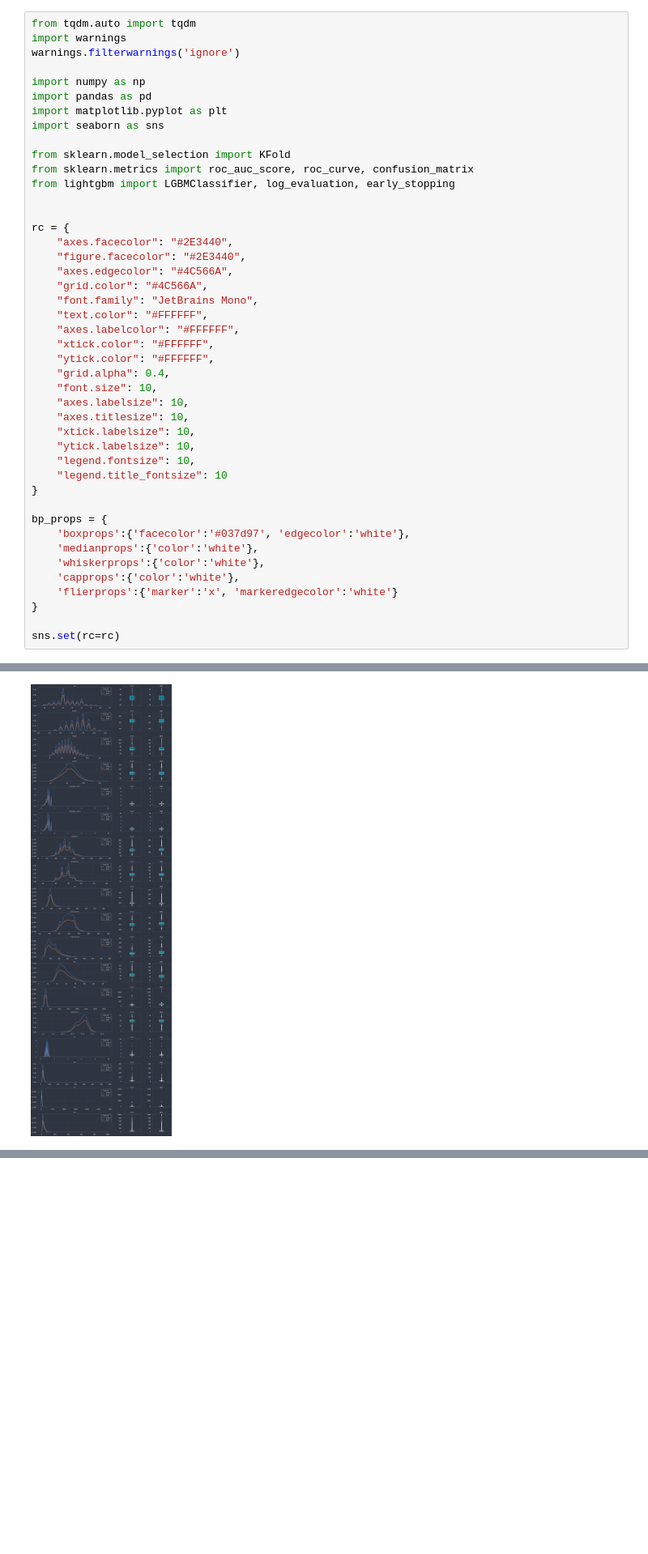
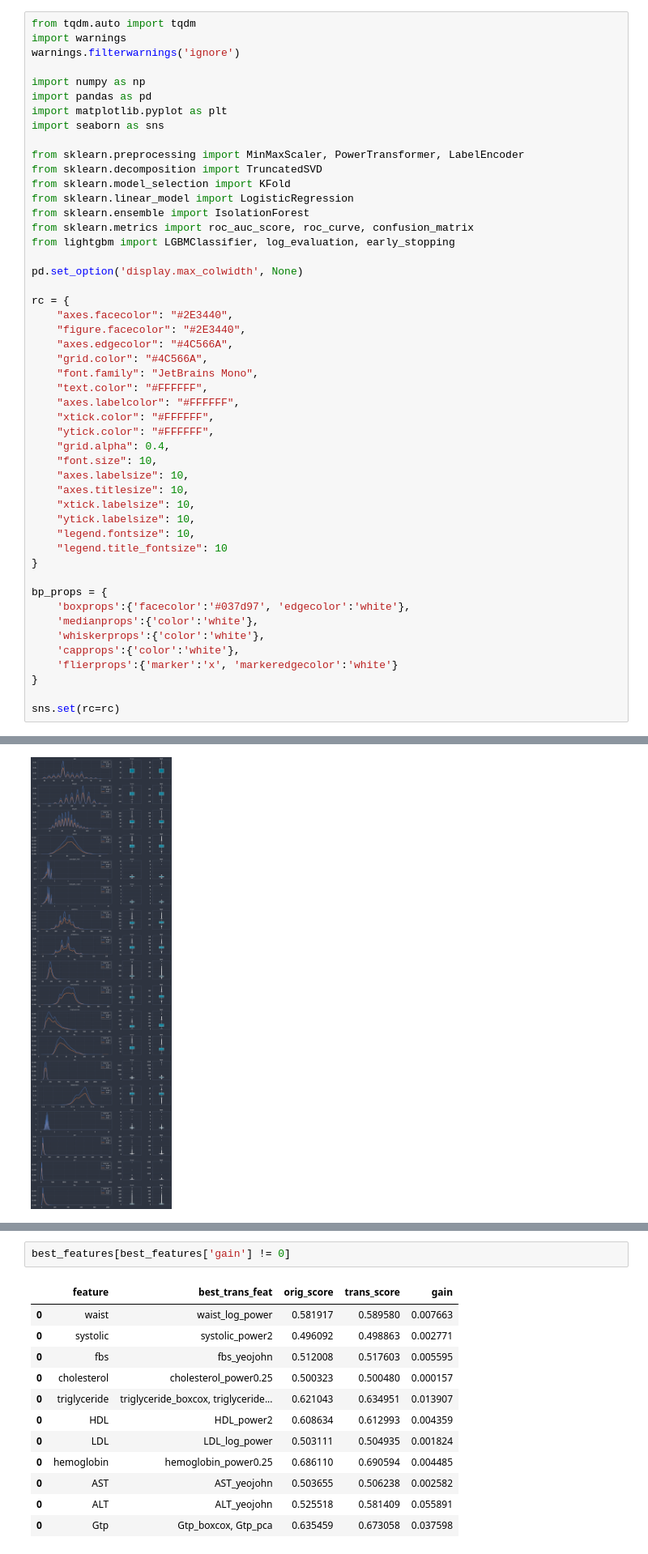
Before and after one commit to cheeweisoh/kaggle, a Jupyter notebook: tps/tps_3_24/eda.ipynb, the cells around one changed output, grey strips where cells are left out. Shown at 81% size. Cells and saved outputs as stored; diff of their text form; blank space fills up the shorter version.

```diff
--- a/tps/tps_3_24/eda.ipynb
+++ b/tps/tps_3_24/eda.ipynb
@@ -8,10 +8,15 @@ import pandas as pd
 import matplotlib.pyplot as plt
 import seaborn as sns
 
+from sklearn.preprocessing import MinMaxScaler, PowerTransformer, LabelEncoder
+from sklearn.decomposition import TruncatedSVD
 from sklearn.model_selection import KFold
+from sklearn.linear_model import LogisticRegression
+from sklearn.ensemble import IsolationForest
 from sklearn.metrics import roc_auc_score, roc_curve, confusion_matrix
 from lightgbm import LGBMClassifier, log_evaluation, early_stopping
 
+pd.set_option('display.max_colwidth', None)
 
 rc = {
     "axes.facecolor": "#2E3440",
@@ -367,0 +532,15 @@ plt.show()
+# %%
+best_features[best_features['gain'] != 0]
+# %% [output]
+|  | feature | best_trans_feat | orig_score | trans_score | gain |
+| 0 | waist | waist_log_power | 0.581917 | 0.589580 | 0.007663 |
+| 0 | systolic | systolic_power2 | 0.496092 | 0.498863 | 0.002771 |
+| 0 | fbs | fbs_yeojohn | 0.512008 | 0.517603 | 0.005595 |
+| 0 | cholesterol | cholesterol_power0.25 | 0.500323 | 0.500480 | 0.000157 |
+| 0 | triglyceride | triglyceride_boxcox, triglyceride... | 0.621043 | 0.634951 | 0.013907 |
+| 0 | HDL | HDL_power2 | 0.608634 | 0.612993 | 0.004359 |
+| 0 | LDL | LDL_log_power | 0.503111 | 0.504935 | 0.001824 |
+| 0 | hemoglobin | hemoglobin_power0.25 | 0.686110 | 0.690594 | 0.004485 |
+| 0 | AST | AST_yeojohn | 0.503655 | 0.506238 | 0.002582 |
+| 0 | ALT | ALT_yeojohn | 0.525518 | 0.581409 | 0.055891 |
+| 0 | Gtp | Gtp_boxcox, Gtp_pca | 0.635459 | 0.673058 | 0.037598 |
```
Also changed, not shown: parts of 20 cells of this notebook.
